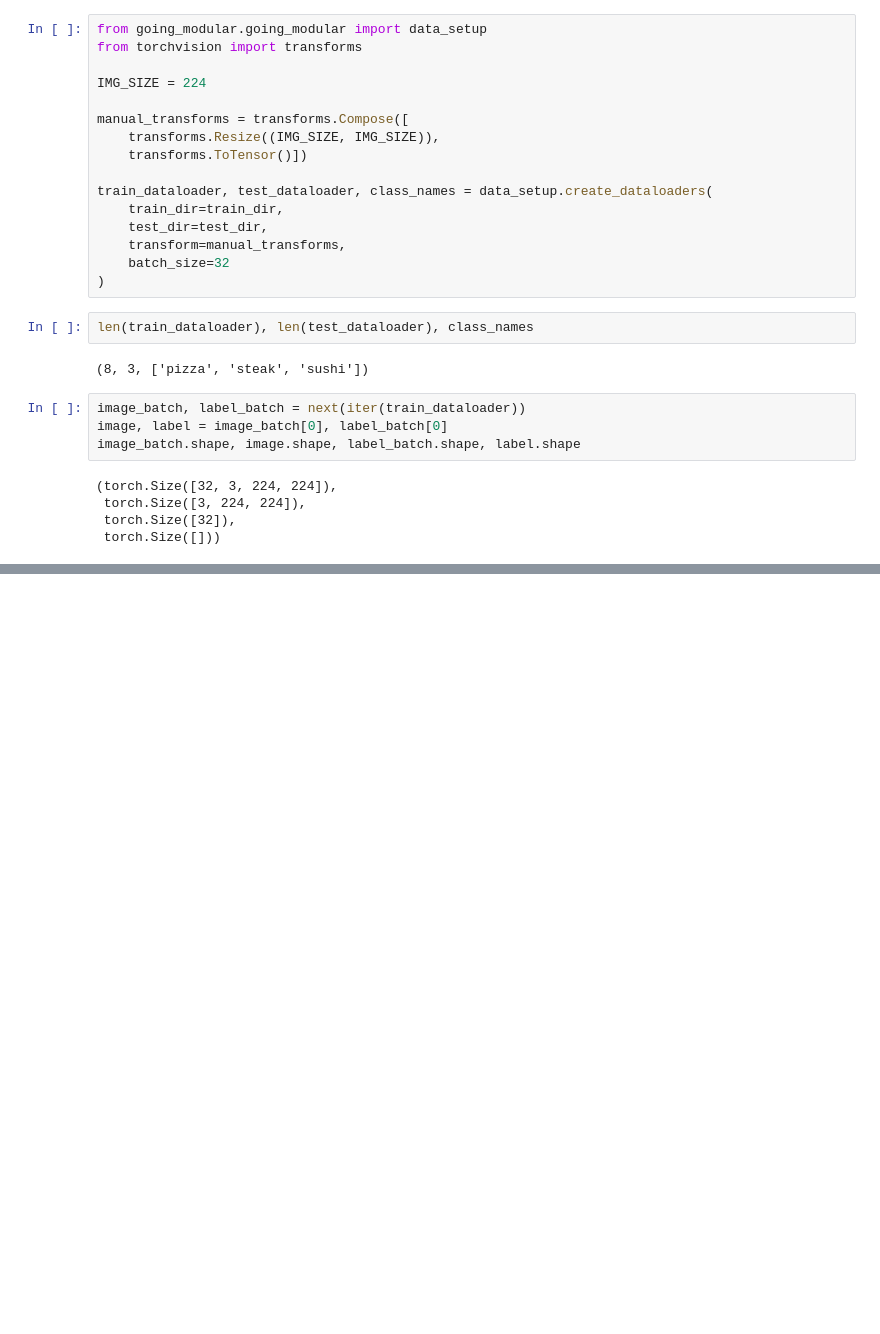
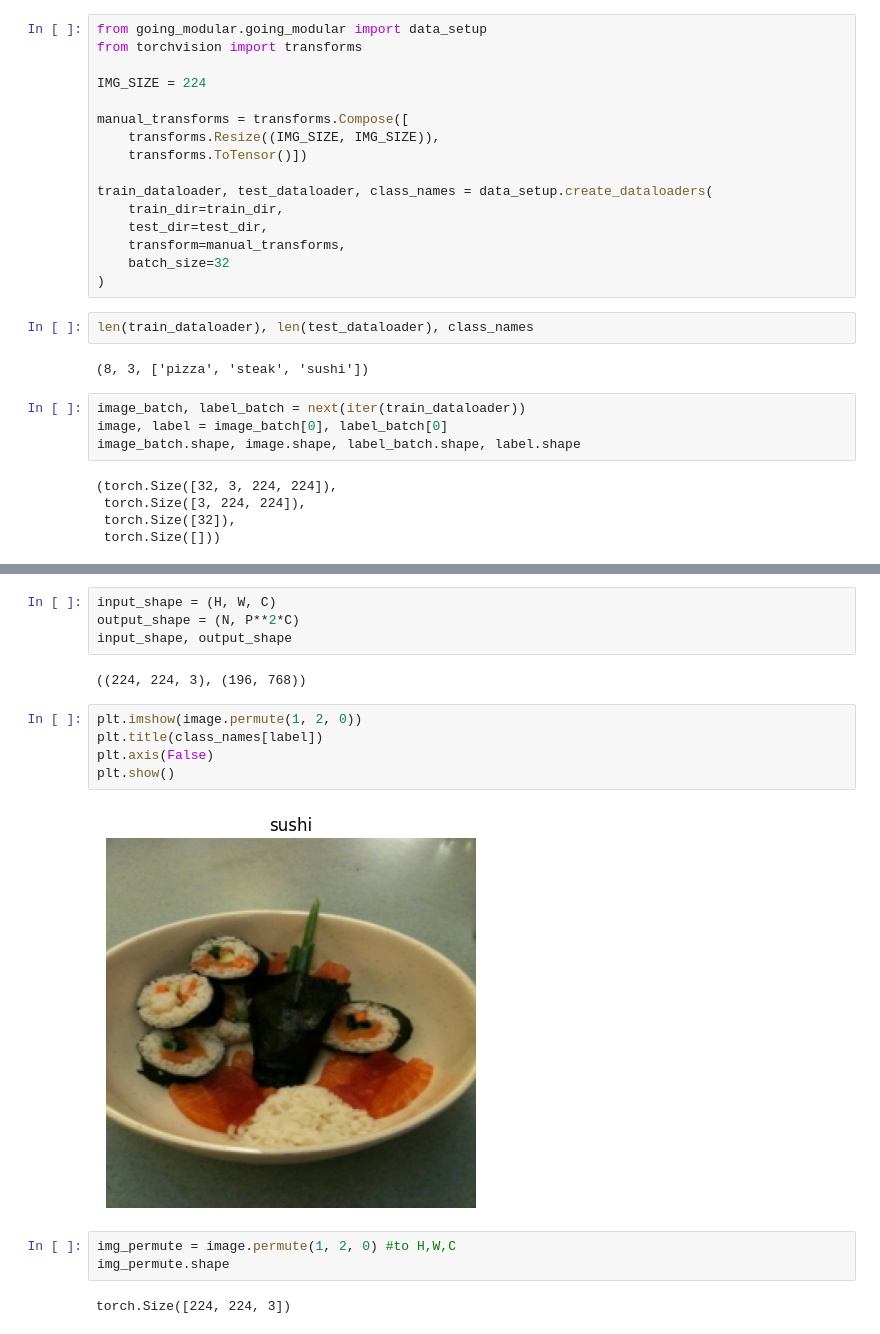
Before and after one commit to chltjs1921/2024_modeling_practice, a Jupyter notebook: 10_replicate_paper.ipynb, the cells around one changed output, grey strips where cells are left out. Saved outputs shown, nothing was run; the diff lists cells and outputs as text; blank space fills up the shorter version.

```diff
--- a/10_replicate_paper.ipynb
+++ b/10_replicate_paper.ipynb
@@ -107,0 +127,18 @@ plt.show()
+# %%
+input_shape = (H, W, C)
+output_shape = (N, P**2*C)
+input_shape, output_shape
+# %% [output]
+((224, 224, 3), (196, 768))
+# %%
+plt.imshow(image.permute(1, 2, 0))
+plt.title(class_names[label])
+plt.axis(False)
+plt.show()
+# %% [output]
+[figure, added]
+# %%
+img_permute = image.permute(1, 2, 0) #to H,W,C
+img_permute.shape
+# %% [output]
+torch.Size([224, 224, 3])
```
Also changed, not shown: parts of 7 cells of this notebook.
